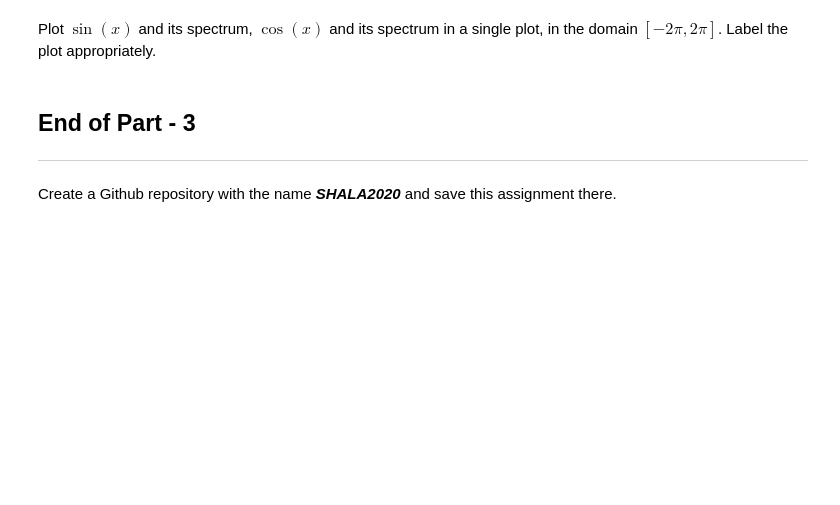
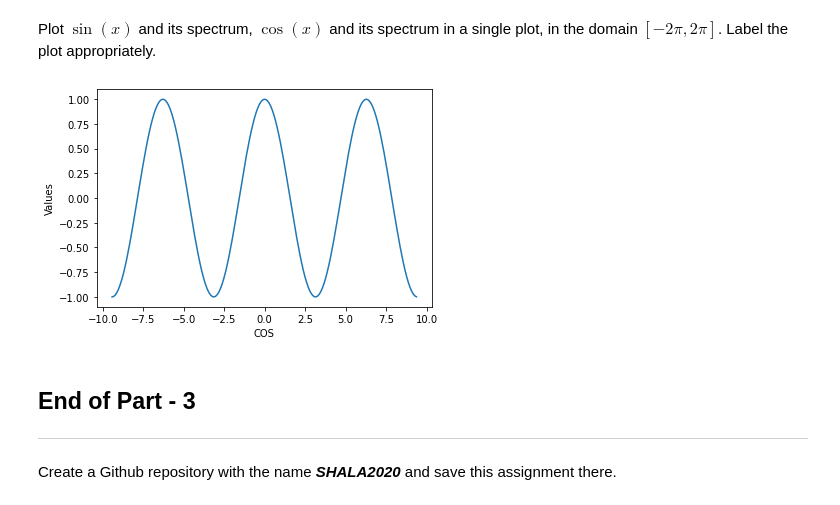
Before and after one commit to vrao1/SHALA-2020, a Jupyter notebook: Assignment_1_DS.ipynb, the cells around one changed output. Drawn from its saved outputs; the diff is of its cells as text; code cells hidden in the pictures; blank space fills up the shorter version.

```diff
--- a/Assignment_1_DS.ipynb
+++ b/Assignment_1_DS.ipynb
@@ -372,16 +485,13 @@ plt.show()
 # %% [markdown]
 Plot $\sin(x)$ and its spectrum, $\cos(x)$ and its spectrum in a single plot, in the domain $[-2\pi,2\pi]$. Label the plot appropriately.
 # %%
-x=np.arange(-2*math.pi , 2*math.pi, 0.1)
-
-plt.figure(figsize=(9, 3))
-
-plt.subplot(131)
-plt.plot(x, math.sin(x))
-plt.subplot(132)
-plt.scatter(x, math.cos(x))
-plt.suptitle('Sin Cos Plotting')
+x=np.arange(-3*math.pi , 3*math.pi, 0.1)
+plt.plot(x, np.cos(x))
+plt.xlabel('COS')
+plt.ylabel('Values')
 plt.show()
+# %% [output]
+[figure, added]
 # %% [markdown]
 ## End of Part - 3
 ---
```
Also changed, not shown: parts of 14 cells of this notebook.
